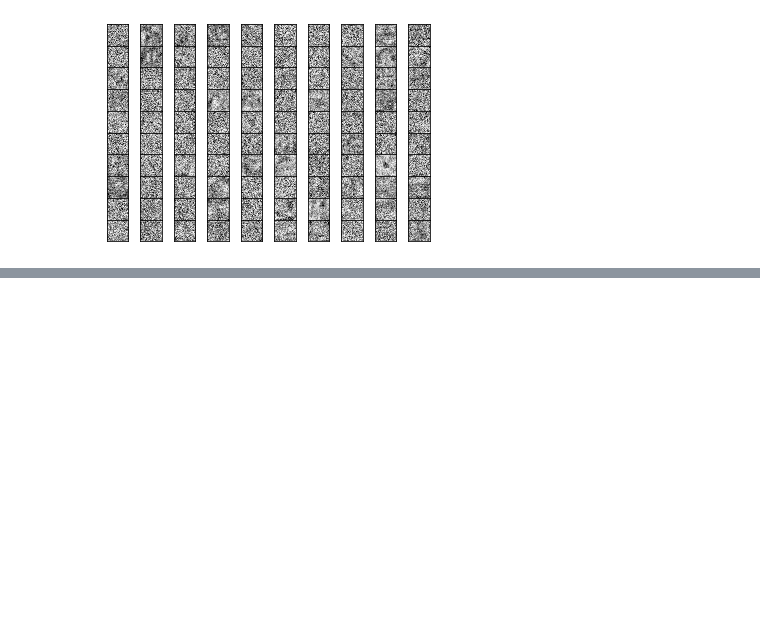
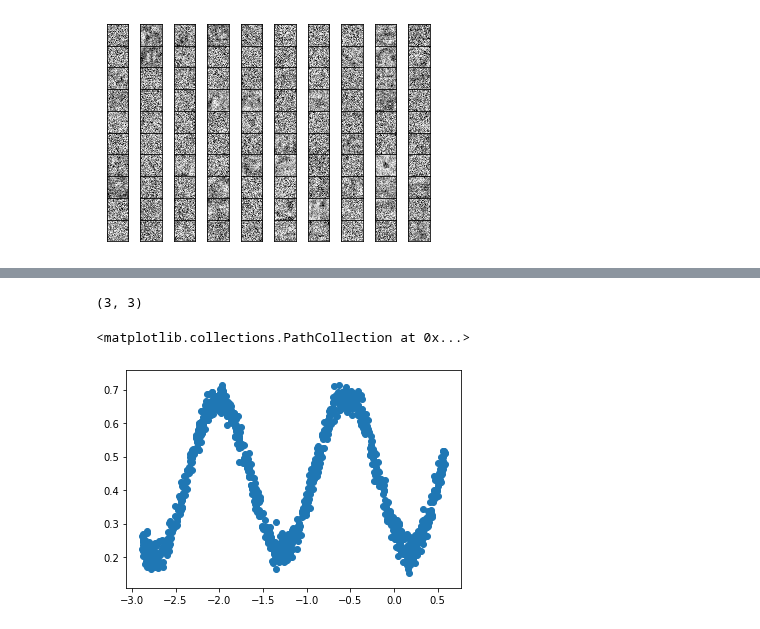
Before and after one commit to Cpicon/DataSciencePythonCourse, a Jupyter notebook: 12NNs/1_IntroNNs.ipynb, the cells around one changed output, grey strips where cells are left out. Saved outputs shown, nothing was run; the diff lists cells and outputs as text; code cells hidden in the pictures; blank space fills up the shorter version.

```diff
--- a/12NNs/1_IntroNNs.ipynb
+++ b/12NNs/1_IntroNNs.ipynb
@@ -459,0 +520,8 @@ plt.show()
+# %%
+print(v.shape)
+dat=np.dot(X.T,v)
+plt.scatter(dat[:,0],dat[:,1])
+# %% [output]
+(3, 3)
+<matplotlib.collections.PathCollection at 0x...>
+[figure, added]
```
Also changed, not shown: parts of 6 cells of this notebook.
